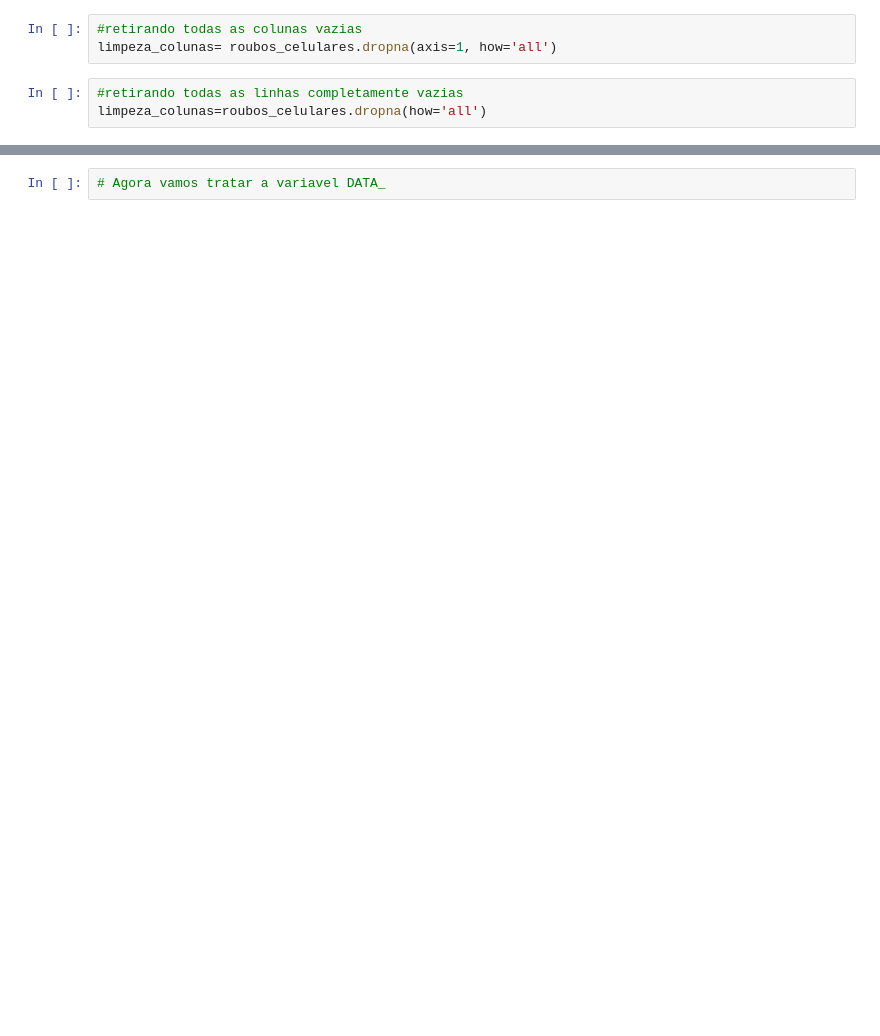
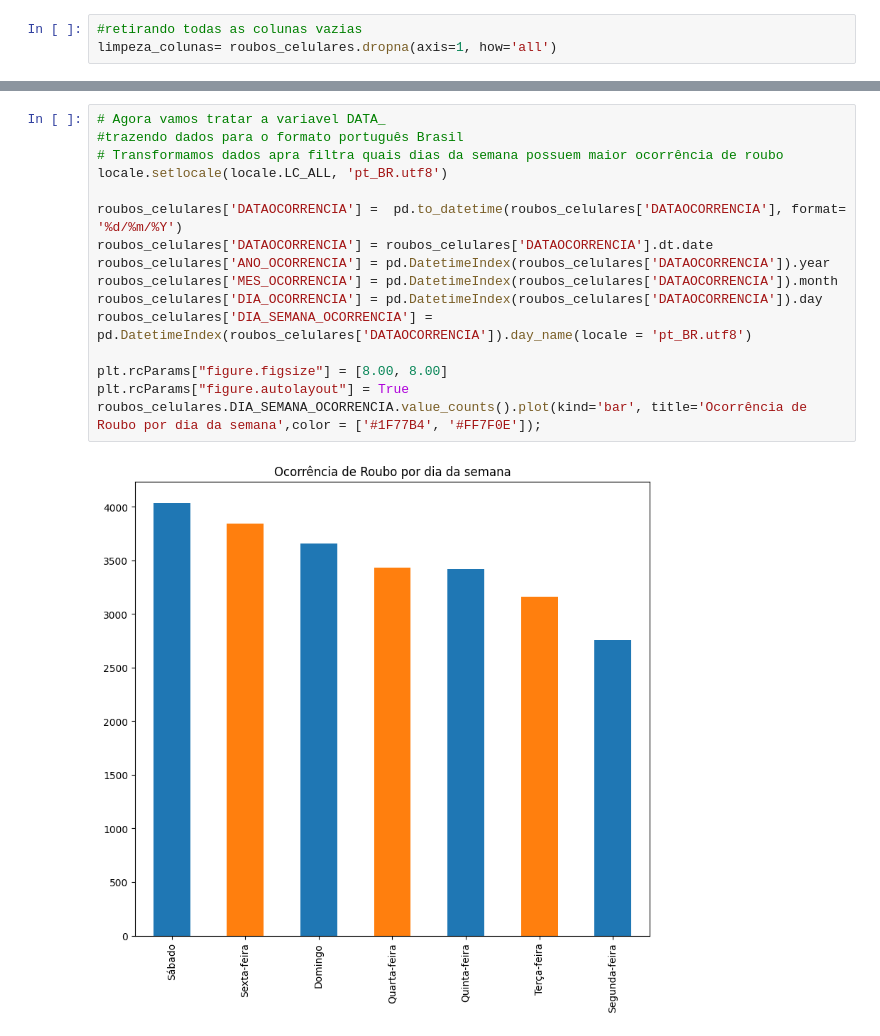
Before and after one commit to OdairDias/An-lise-Seg-Publica-SP, a Jupyter notebook: Pasta_01/Analise criminalidade.ipynb, the cells around one changed output, grey strips where cells are left out. Drawn from its saved outputs; the diff is of its cells as text; blank space fills up the shorter version.

Commit message:
modificando ultimos dados
Signed-off-by: OdairDias <odair2d@hotmail.com>

```diff
--- a/Pasta_01/Analise criminalidade.ipynb
+++ b/Pasta_01/Analise criminalidade.ipynb
@@ -15,6 +20,3 @@ roubos_celulares=pd.read_csv('dados_roubo_celulares.csv',encoding='ISO-8859-1',
 # %%
 #retirando todas as colunas vazias
 limpeza_colunas= roubos_celulares.dropna(axis=1, how='all')
-# %%
-#retirando todas as linhas completamente vazias
-limpeza_colunas=roubos_celulares.dropna(how='all')
@@ -156,2 +218,18 @@ Length: 3412, dtype: int64
 # %%
 # Agora vamos tratar a variavel DATA_
+#trazendo dados para o formato português Brasil
+# Transformamos dados apra filtra quais dias da semana possuem maior ocorrência de roubo
+locale.setlocale(locale.LC_ALL, 'pt_BR.utf8')
+
+roubos_celulares['DATAOCORRENCIA'] =  pd.to_datetime(roubos_celulares['DATAOCORRENCIA'], format= '%d/%m/%Y')
+roubos_celulares['DATAOCORRENCIA'] = roubos_celulares['DATAOCORRENCIA'].dt.date
+roubos_celulares['ANO_OCORRENCIA'] = pd.DatetimeIndex(roubos_celulares['DATAOCORRENCIA']).year
+roubos_celulares['MES_OCORRENCIA'] = pd.DatetimeIndex(roubos_celulares['DATAOCORRENCIA']).month
+roubos_celulares['DIA_OCORRENCIA'] = pd.DatetimeIndex(roubos_celulares['DATAOCORRENCIA']).day
+roubos_celulares['DIA_SEMANA_OCORRENCIA'] = pd.DatetimeIndex(roubos_celulares['DATAOCORRENCIA']).day_name(locale = 'pt_BR.utf8')
+
+plt.rcParams["figure.figsize"] = [8.00, 8.00]
+plt.rcParams["figure.autolayout"] = True
+roubos_celulares.DIA_SEMANA_OCORRENCIA.value_counts().plot(kind='bar', title='Ocorrência de Roubo por dia da semana',color = ['#1F77B4', '#FF7F0E']);
+# %% [output]
+[figure, added]
```
Also changed, not shown: parts of 15 cells of this notebook.
